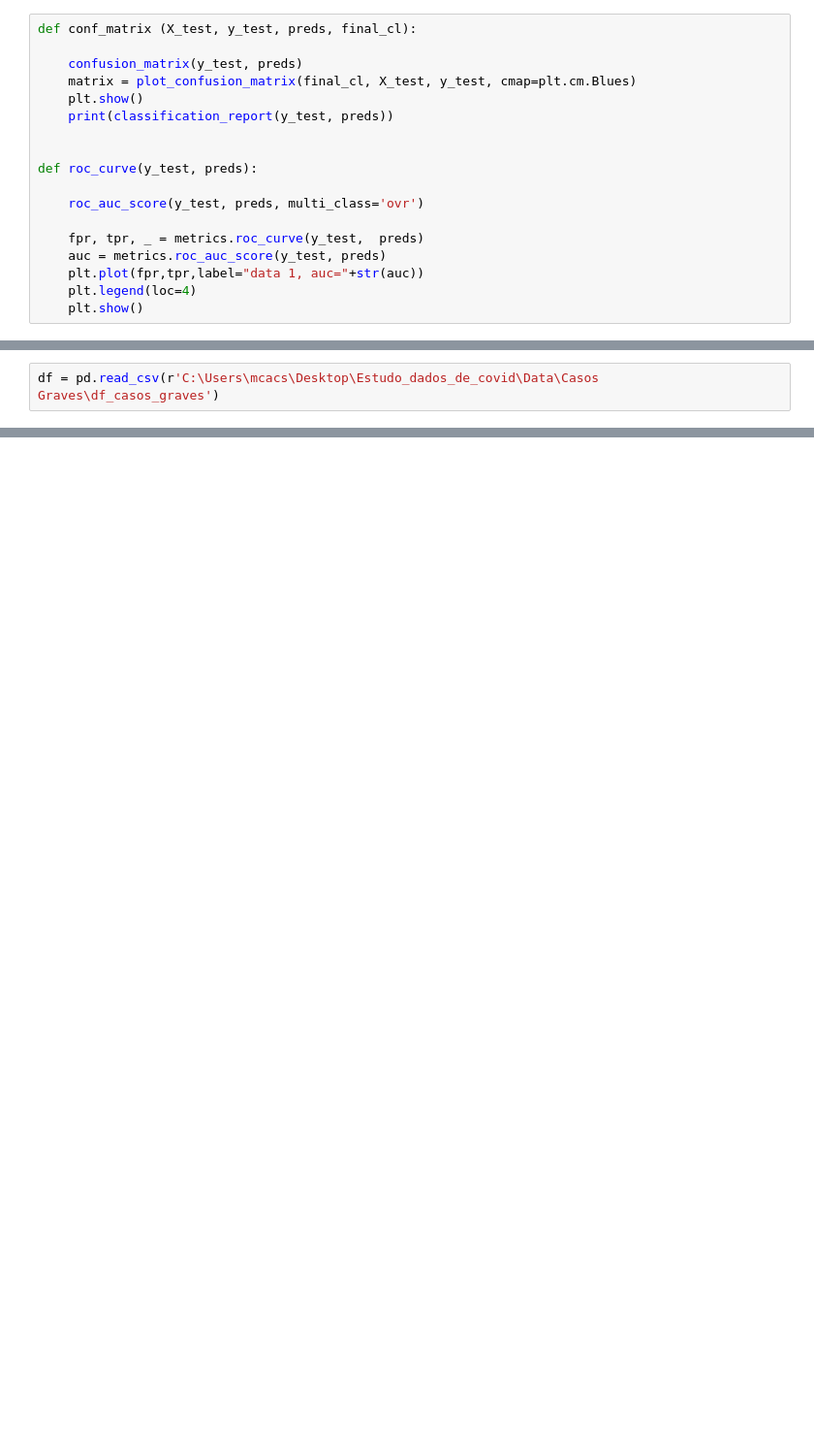
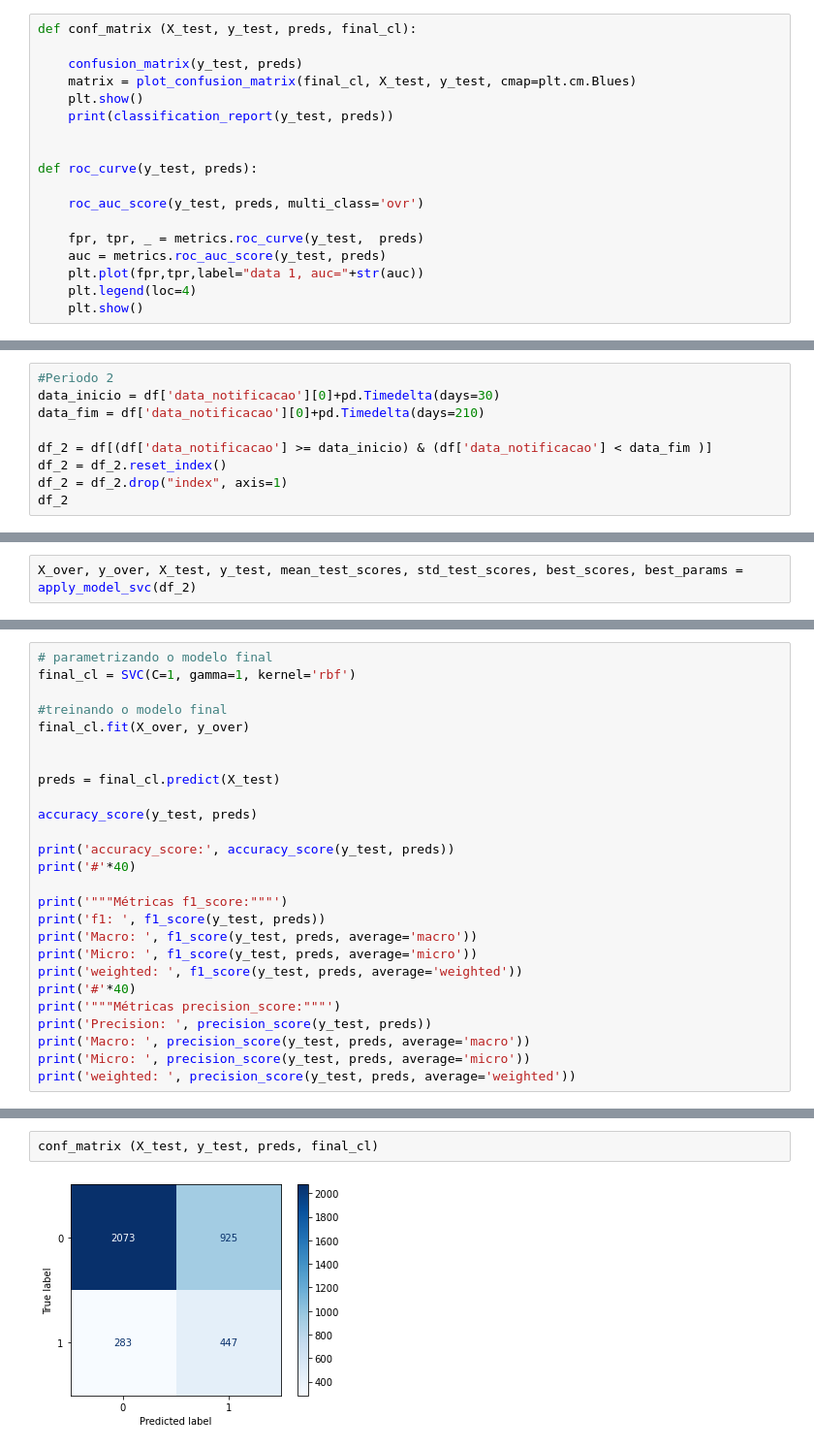
Before and after one commit to bielarnaud/Estudo_dados_de_covid, a Jupyter notebook: Codes/Teste - SVM.ipynb, the cells around one changed output, grey strips where cells are left out. Shown: that part at 97% size. Cells and saved outputs as stored; diff of their text form; blank space fills up the shorter version.

```diff
--- a/Codes/Teste - SVM.ipynb
+++ b/Codes/Teste - SVM.ipynb
@@ -1357,2 +329,0 @@ plt.show()
-# %%
-df = pd.read_csv(r'C:\Users\mcacs\Desktop\Estudo_dados_de_covid\Data\Casos Graves\df_casos_graves')
@@ -3261,0 +364,9 @@ plt.show()
+# %%
+#Periodo 2
+data_inicio = df['data_notificacao'][0]+pd.Timedelta(days=30)
+data_fim = df['data_notificacao'][0]+pd.Timedelta(days=210)
+
+df_2 = df[(df['data_notificacao'] >= data_inicio) & (df['data_notificacao'] < data_fim )]
+df_2 = df_2.reset_index()
+df_2 = df_2.drop("index", axis=1)
+df_2
@@ -3261,0 +408,2 @@ plt.show()
+# %%
+X_over, y_over, X_test, y_test, mean_test_scores, std_test_scores, best_scores, best_params = apply_model_svc(df_2)
@@ -3261,0 +432,26 @@ plt.show()
+# %%
+# parametrizando o modelo final
+final_cl = SVC(C=1, gamma=1, kernel='rbf')
+
+#treinando o modelo final
+final_cl.fit(X_over, y_over)
+
+
+preds = final_cl.predict(X_test)
+
+accuracy_score(y_test, preds)
+
+print('accuracy_score:', accuracy_score(y_test, preds))
+print('#'*40)
+
+print('"""Métricas f1_score:"""')
+print('f1: ', f1_score(y_test, preds))
+print('Macro: ', f1_score(y_test, preds, average='macro'))
+print('Micro: ', f1_score(y_test, preds, average='micro'))
+print('weighted: ', f1_score(y_test, preds, average='weighted'))
+print('#'*40)
+print('"""Métricas precision_score:"""')
+print('Precision: ', precision_score(y_test, preds))
+print('Macro: ', precision_score(y_test, preds, average='macro'))
+print('Micro: ', precision_score(y_test, preds, average='micro'))
+print('weighted: ', precision_score(y_test, preds, average='weighted'))
@@ -3261,0 +472,4 @@ plt.show()
+# %%
+conf_matrix (X_test, y_test, preds, final_cl)
+# %% [output]
+[figure, added]
```
Also changed, not shown: parts of 320 cells of this notebook, 1 other file.
